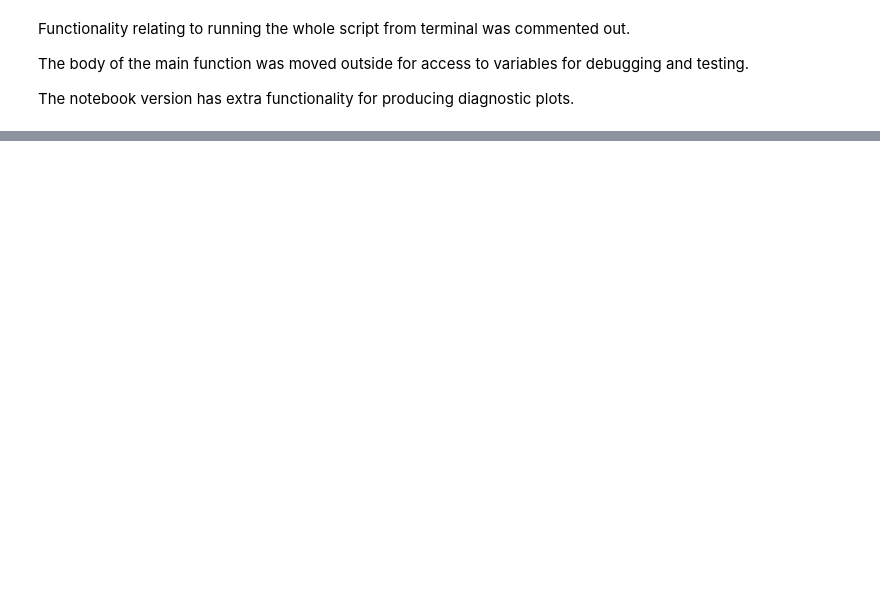
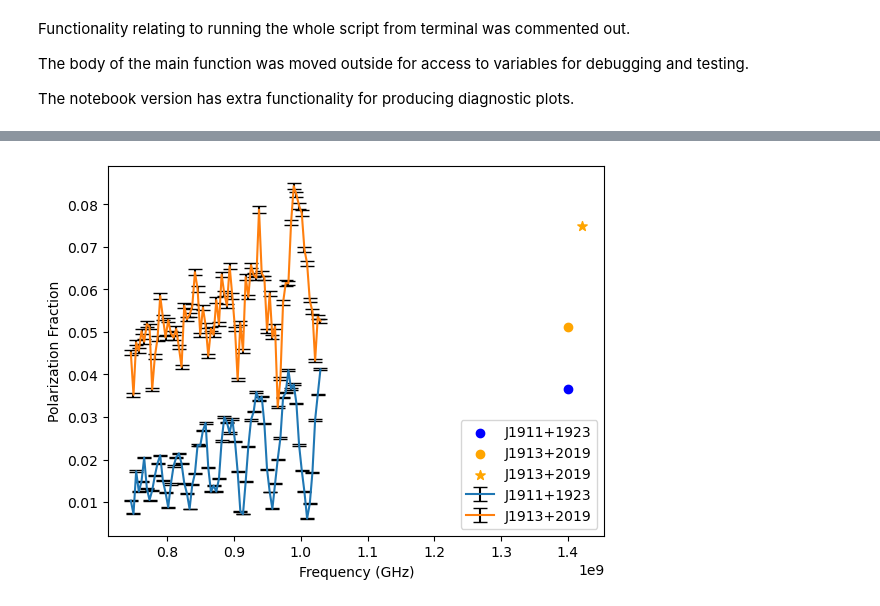
Before and after one commit to hanyu-xiao/ast425-hanyu, a Jupyter notebook: polarization.ipynb, the cells around one changed output, grey strips where cells are left out. Saved outputs shown, nothing was run; the diff lists cells and outputs as text; code cells hidden in the pictures; blank space fills up the shorter version.

```diff
--- a/polarization.ipynb
+++ b/polarization.ipynb
@@ -31,6 +31,7 @@ import matplotlib.pyplot as plt
 import numpy as np
 from scipy.constants import c
 from scipy.ndimage import label
+from uncertainties import unumpy
 
 # # Function to parse arguments from command line
 # def parse_arguments():
@@ -44,7 +45,7 @@ from scipy.ndimage import label
 
 # 44780 44857 44918 45060 45086 45416 46350 46419 46492 46554 48611
 # Channel 0062 IQU for SB45086 are all nan arrays, ignored in analysis
-SBID = '48611' # diagnostics currently set to work for 44780 only
+SBID = '44780' # diagnostics currently set to work for 44780 only
 pathQU, pathI, pathCat = f'sb{SBID}/imageQU/SB{SBID}-', f'sb{SBID}/image/SB{SBID}-', "consolidated_catalog_ver1.2.0.fits"
 channels, saveto, emptyRegionRange = 72, f'sb{SBID}/results/SB{SBID}-', 'slice(640, 860), slice(980, 1390)'
 # pathQU, pathI, pathCat = 'sb44780/imageQU/SB44780-', 'sb44780/image/SB44780-', "consolidated_catalog_ver1.2.0.fits"
@@ -57,7 +58,8 @@ channels, saveto, emptyRegionRange = 72, f'sb{SBID}/results/SB{SBID}-', 'slice(6
 # WARNING running previous cells twice throws a PermissionError, suggesting FITS files are kept open. with fits.open should automatically be closing them.
 
 saveChannelP = False # save the polarized intensity image for each channel
-doDiagnostics = False # calculate and produce plots for total intensity, polarized intensity, polarization fraction and polarization angle for detected sources and compare to catalog values
+doDiagnostics = True # calculate and produce plots for total intensity, polarized intensity, polarization fraction and polarization angle for detected sources and compare to catalog values
+doWrite = False # write output to FITS file
 correctForPBR = True # correction for the primary beam response, assuming it is a 2D gaussian
 
 # minimum SNR ratios for masking
@@ -124,6 +126,7 @@ if doDiagnostics:
     catSourcePolFracs = polCatMasked['fracpol']
     catSourceFreqs = np.array([(1435100000.0+1364900000.0)/2, (1435100000.0+1364900000.0)/2, 1420780900.0])/1e0 #FIXME not generalized, only 1 catalog source has a given reference frequency
     catSourceRMs = polCatMasked['rm'] # units of radians per metre squared
+    catSourceNames = ['J1911+1923', 'J1913+2019']
     # Catalog sources are matched to clusters by eye. This can be automated but would scale O(n^2) with catalog length.
     beamCatalogPairIDs = [16,55] # TODO automate matching catalog sources to image sources, error if IDs do not correspond to a cluster
     if correctForPBR:
@@ -383,21 +416,27 @@ if doDiagnostics:
 # %%
 # Plot P/I over frequency for sources in field and catalog
 # TODO plot MFS as well and then fit an exponential to find sigma_rm
 # TODO ask Erik what he meant by plotting A.4 for typical sigma_rm
 
 
 if doDiagnostics:
+
+
+
     plt.figure()
     for i in range(len(channelSourcePfracs)):
-        plt.plot(channelFreqs, channelSourcePfracs[i], label=f'Source {i+1}')
+        # plt.scatter(channelFreqs, channelSourcePfracs[i], label=catSourceNames[i])
+        plt.errorbar(channelFreqs, channelSourcePfracs[i], channelSourcePfracsErr[i], label=catSourceNames[i], markersize=4, capsize=5,ecolor='black')
 
-    plt.scatter(catSourceFreqs[0], catSourcePolFracs[0],label='Catalog Source 1',color='blue')
-    plt.scatter(catSourceFreqs[1], catSourcePolFracs[1],label='Catalog Source 2',color='orange')
-    plt.scatter(catSourceFreqs[2], catSourcePolFracs[2],label='Catalog Source 2',marker='*',color='orange')
+    plt.scatter(catSourceFreqs[0], catSourcePolFracs[0],label='J1911+1923',color='blue')
+    plt.scatter(catSourceFreqs[1], catSourcePolFracs[1],label='J1913+2019',color='orange')
+    plt.scatter(catSourceFreqs[2], catSourcePolFracs[2],label='J1913+2019',marker='*',s=50,color='orange')
 
     plt.legend()
     plt.xlabel('Frequency (GHz)')
     plt.ylabel('Polarization Fraction');
+# %% [output]
+[figure, added]
 # %%
 # Plot polarization intensity vs frequency for sources in field and catalog
 
```
Also changed, not shown: parts of 13 cells of this notebook, 1 other file.
